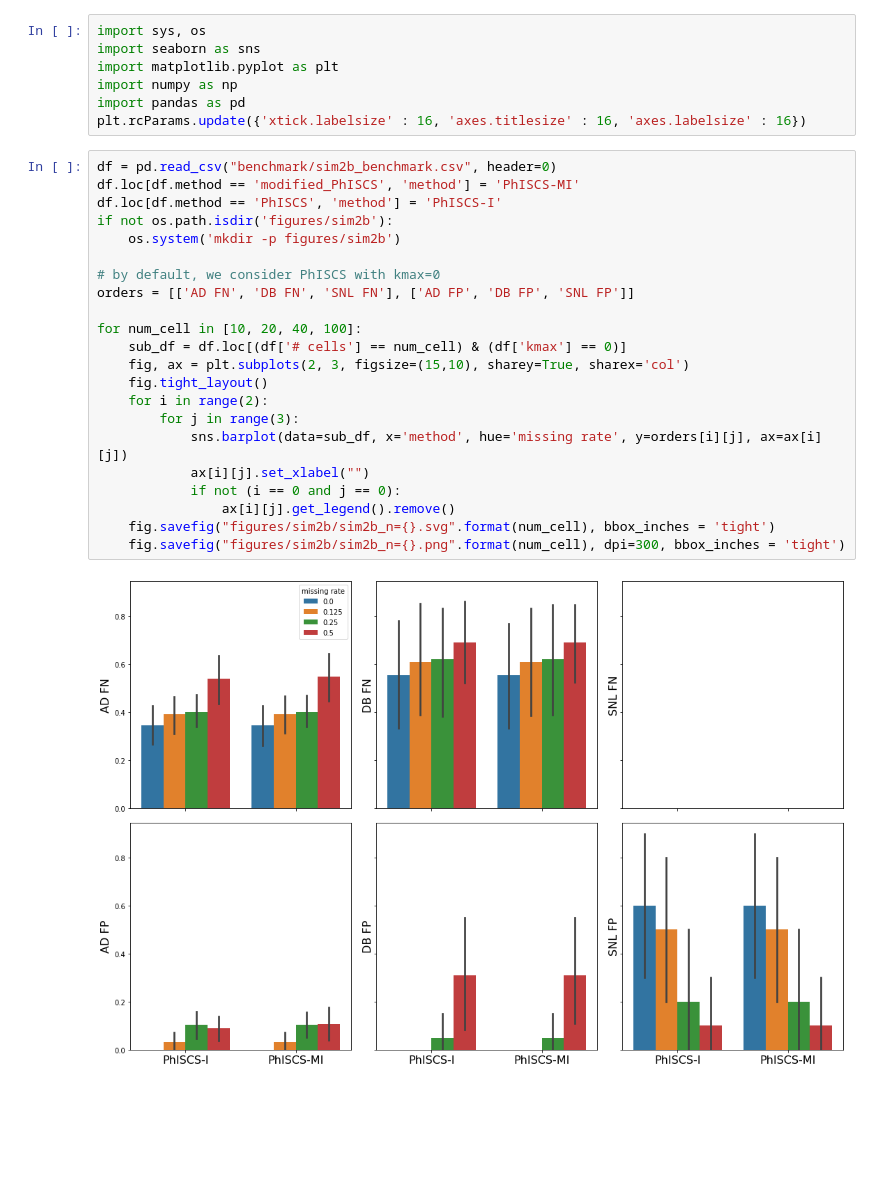
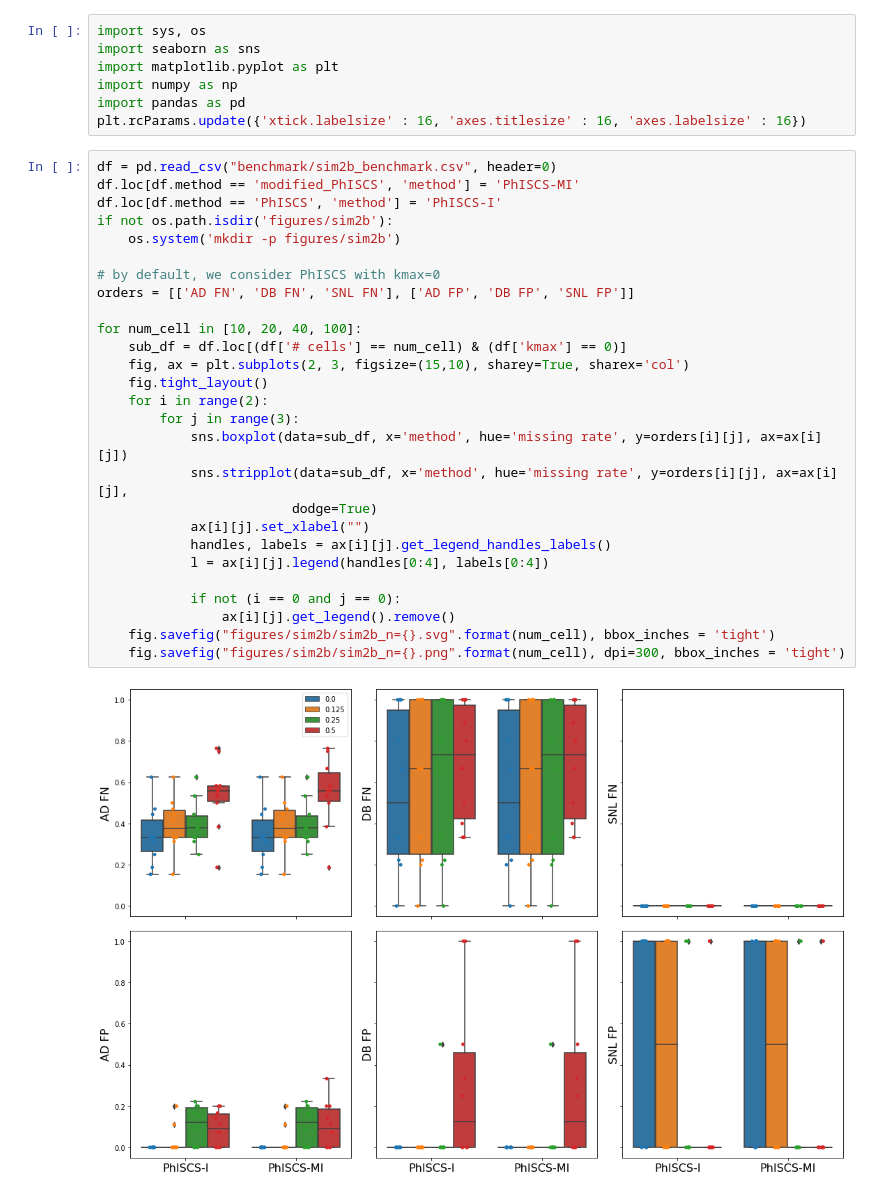
Before and after one commit to c5shen/CS598FinalProject, a Jupyter notebook: plotting.ipynb, the cells around one changed output. Saved outputs shown, nothing was run; the diff lists cells and outputs as text; blank space fills up the shorter version.

Commit message:
changed plots from bar to box+strip plots

```diff
--- a/plotting.ipynb
+++ b/plotting.ipynb
@@ -8,24 +8,29 @@ plt.rcParams.update({'xtick.labelsize' : 16, 'axes.titlesize' : 16, 'axes.labels
 # %%
 df = pd.read_csv("benchmark/sim2b_benchmark.csv", header=0)
 df.loc[df.method == 'modified_PhISCS', 'method'] = 'PhISCS-MI'
 df.loc[df.method == 'PhISCS', 'method'] = 'PhISCS-I'
 if not os.path.isdir('figures/sim2b'):
     os.system('mkdir -p figures/sim2b')
 
 # by default, we consider PhISCS with kmax=0
 orders = [['AD FN', 'DB FN', 'SNL FN'], ['AD FP', 'DB FP', 'SNL FP']]
 
 for num_cell in [10, 20, 40, 100]:
     sub_df = df.loc[(df['# cells'] == num_cell) & (df['kmax'] == 0)]
     fig, ax = plt.subplots(2, 3, figsize=(15,10), sharey=True, sharex='col')
     fig.tight_layout()
     for i in range(2):
         for j in range(3):
-            sns.barplot(data=sub_df, x='method', hue='missing rate', y=orders[i][j], ax=ax[i][j])
+            sns.boxplot(data=sub_df, x='method', hue='missing rate', y=orders[i][j], ax=ax[i][j])
+            sns.stripplot(data=sub_df, x='method', hue='missing rate', y=orders[i][j], ax=ax[i][j],
+                         dodge=True)
             ax[i][j].set_xlabel("")
+            handles, labels = ax[i][j].get_legend_handles_labels()
+            l = ax[i][j].legend(handles[0:4], labels[0:4])
+
             if not (i == 0 and j == 0):
                 ax[i][j].get_legend().remove()
     fig.savefig("figures/sim2b/sim2b_n={}.svg".format(num_cell), bbox_inches = 'tight')
     fig.savefig("figures/sim2b/sim2b_n={}.png".format(num_cell), dpi=300, bbox_inches = 'tight')
 # %% [output]
-[figure, old version]
+[figure, new version]
```
Also changed, not shown: parts of 3 cells of this notebook, 32 other files.
